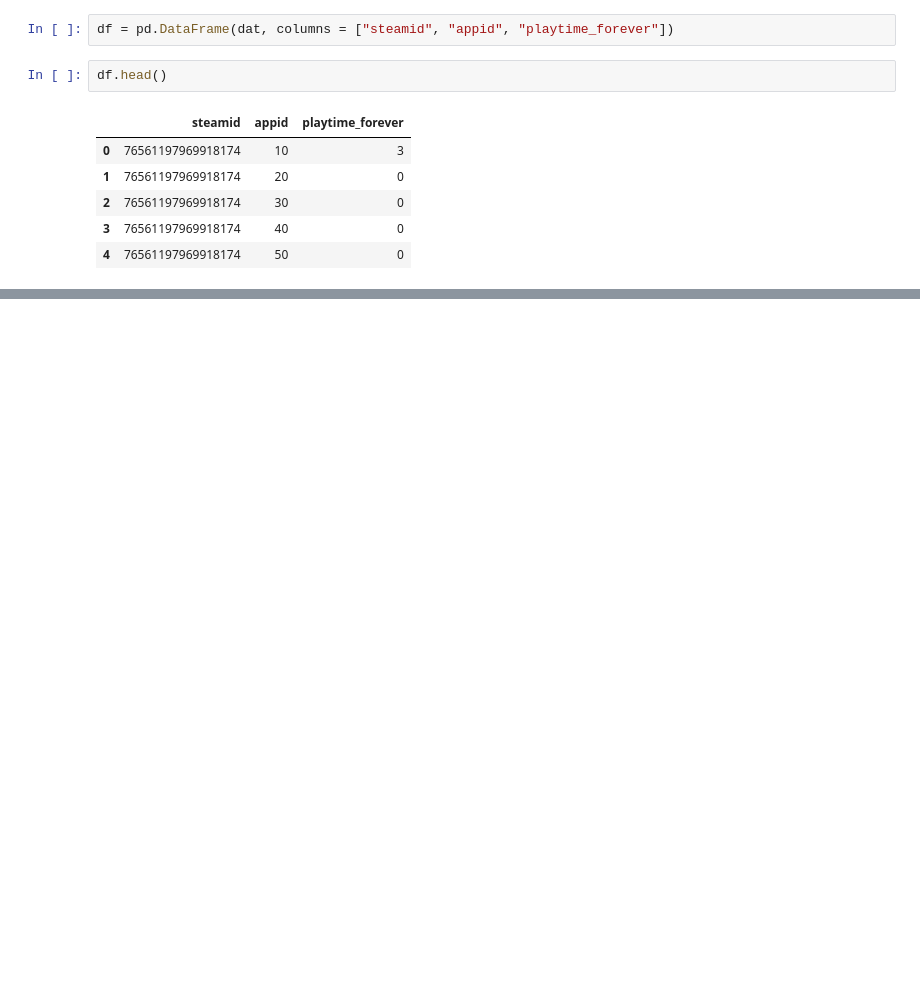
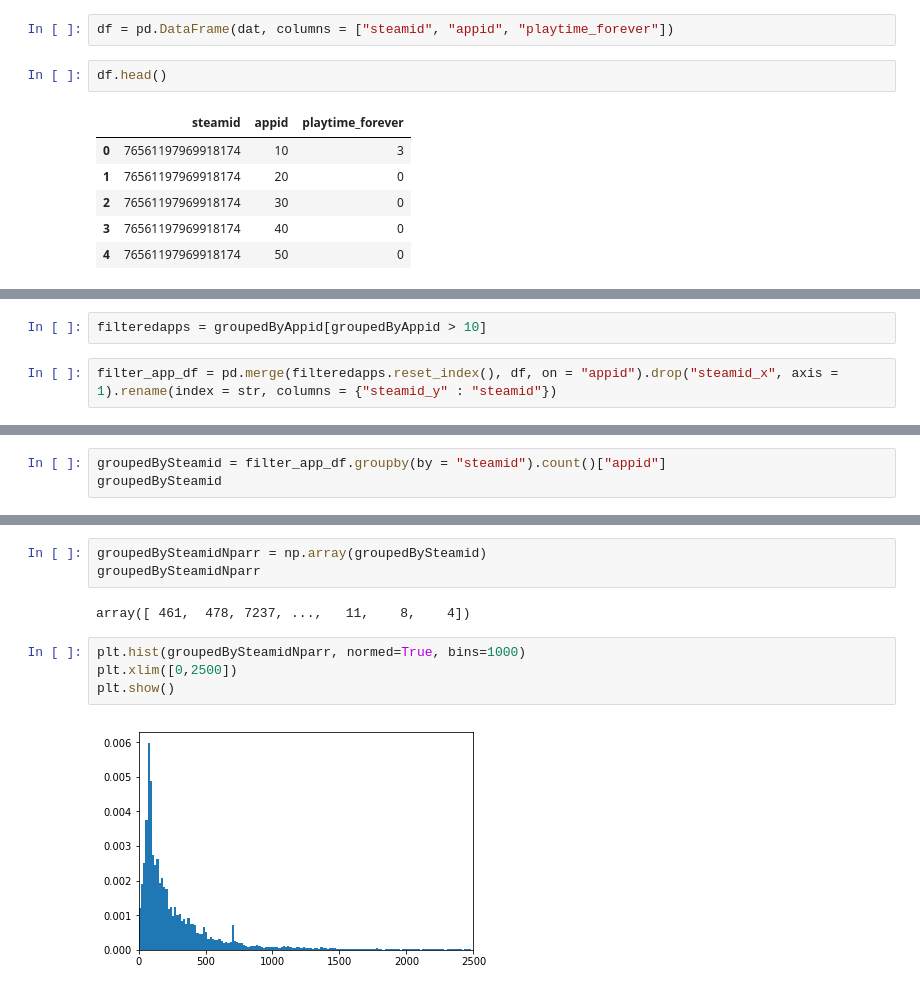
Before and after one commit to raghavjajodia/steamGameRec, a Jupyter notebook: Basic Analysis.ipynb, the cells around one changed output, grey strips where cells are left out. Cells and saved outputs as stored; diff of their text form; blank space fills up the shorter version.

```diff
--- a/Basic Analysis.ipynb
+++ b/Basic Analysis.ipynb
@@ -45,0 +68,4 @@ Density : 1.458 %
+# %%
+filteredapps = groupedByAppid[groupedByAppid > 10]
+# %%
+filter_app_df = pd.merge(filteredapps.reset_index(), df, on = "appid").drop("steamid_x", axis = 1).rename(index = str, columns = {"steamid_y" : "steamid"})
@@ -45,0 +93,3 @@ Density : 1.458 %
+# %%
+groupedBySteamid = filter_app_df.groupby(by = "steamid").count()["appid"]
+groupedBySteamid
@@ -45,0 +114,11 @@ Density : 1.458 %
+# %%
+groupedBySteamidNparr = np.array(groupedBySteamid)
+groupedBySteamidNparr
+# %% [output]
+array([ 461,  478, 7237, ...,   11,    8,    4])
+# %%
+plt.hist(groupedBySteamidNparr, normed=True, bins=1000)
+plt.xlim([0,2500])
+plt.show()
+# %% [output]
+[figure, added]
```
Also changed, not shown: parts of 30 cells of this notebook, 1 other file.
